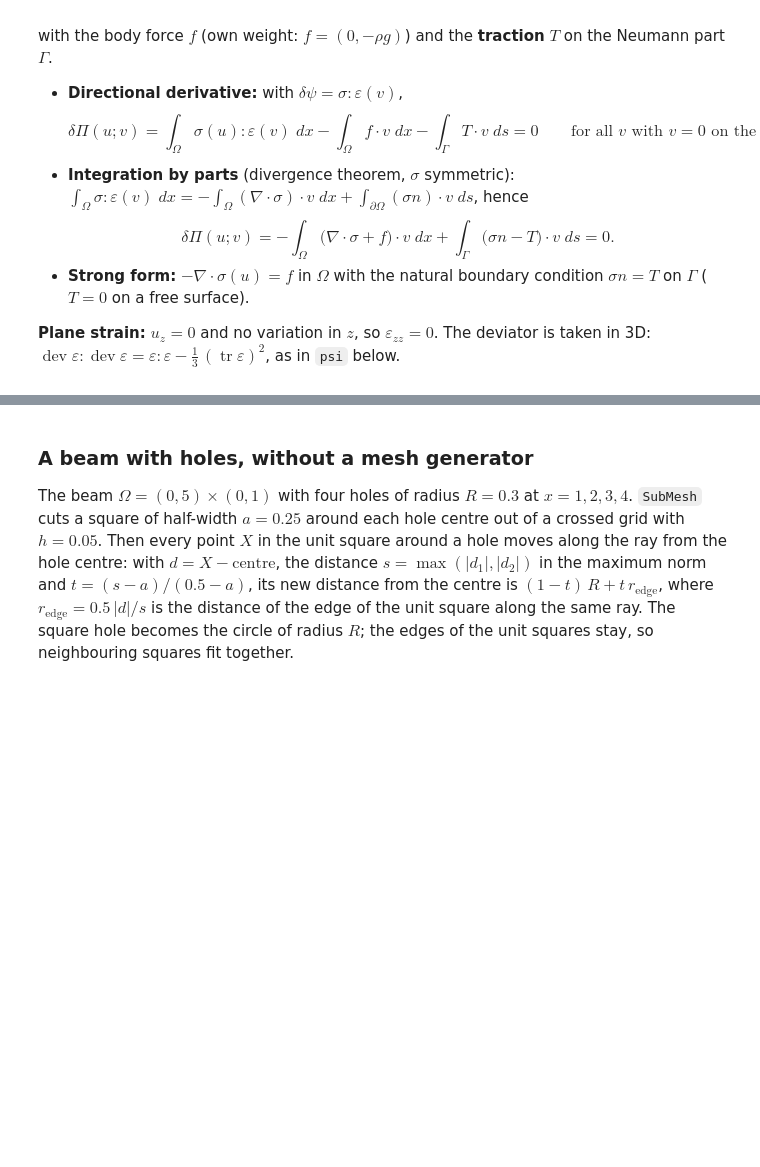
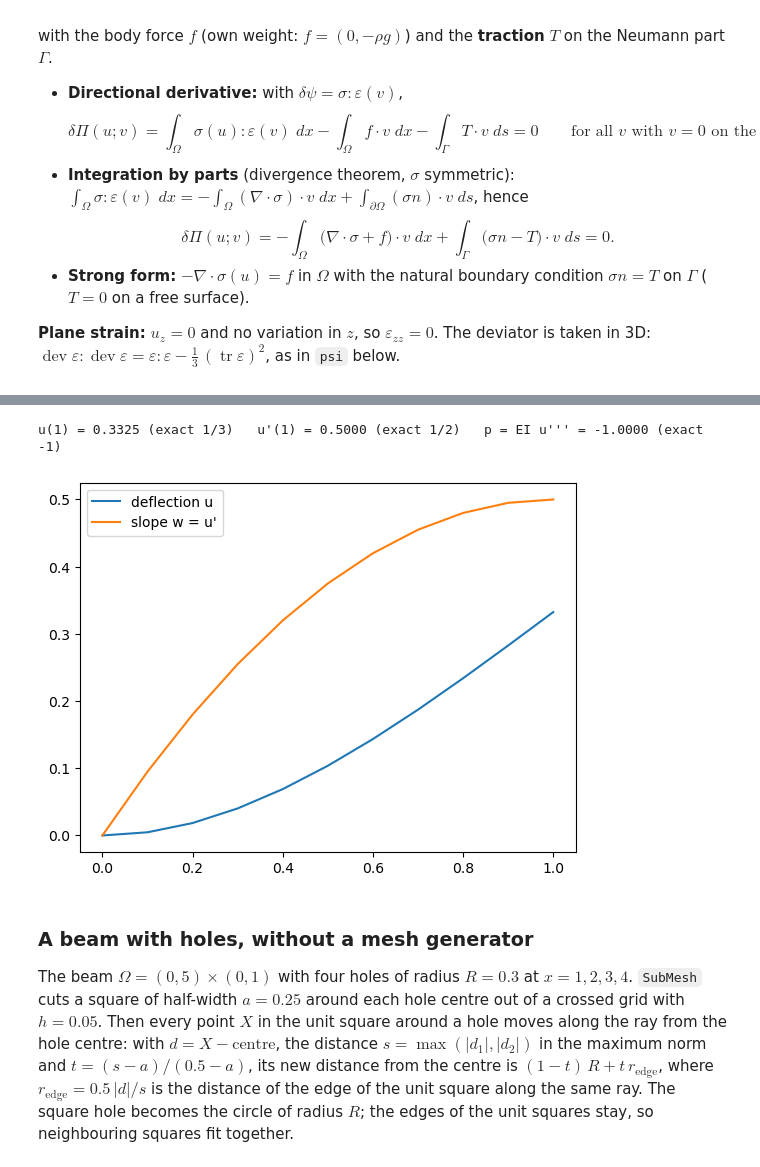
Before and after one commit to wolfgang-alpha/applied-math-notes, a Jupyter notebook: lecture03.ipynb, the cells around one changed output, grey strips where cells are left out. Drawn from its saved outputs; the diff is of its cells as text; code cells hidden in the pictures; blank space fills up the shorter version.

```diff
--- a/lecture03.ipynb
+++ b/lecture03.ipynb
@@ -155,0 +168,27 @@ set_log_level(LogLevel.WARNING)   # silence the solver messages
+# %%
+tol = 1e-3
+
+def left(x, on_boundary):
+    return on_boundary and near(x[0], 0.0, tol)
+
+def beam_setup(length, nr_elements):
+    # mixed space (u, w, p): deflection and slope piecewise linear, multiplier piecewise constant
+    mesh = IntervalMesh(nr_elements, 0.0, length)
+    P1   = FiniteElement('Lagrange', mesh.ufl_cell(), 1)
+    P0   = FiniteElement('DG', mesh.ufl_cell(), 0)
+    V    = FunctionSpace(mesh, MixedElement(P1, P1, P0))
+    # mark the right end with 1, so that ds(1) evaluates at x = length only
+    boundaries = MeshFunction('size_t', mesh, mesh.topology().dim() - 1, 0)
+    AutoSubDomain(lambda x, on_boundary: on_boundary and near(x[0], length, tol)).mark(boundaries, 1)
+    ds = Measure('ds', domain=mesh, subdomain_data=boundaries)
+    return V, ds
+
+def solve_beam(V, ds, EI, q, P, M, bcs):
+    # stationary point of the Lagrangian L(u, w, p)
+    uwp = Function(V)
+    v   = TestFunction(V)
+    (u, w, p) = split(uwp)
+    Lag  = ( 0.5*EI*w.dx(0)**2 - q*u + (w - u.dx(0))*p )*dx - P*u*ds(1) - M*w*ds(1)
+    dLag = derivative(Lag, uwp, v)
+    solve(dLag == 0, uwp, bcs)
+    return uwp.split(deepcopy=True)
@@ -156,3 +199,22 @@ set_log_level(LogLevel.WARNING)   # silence the solver messages
+# %%
+V, ds = beam_setup(1.0, 10)
+bcs = [DirichletBC(V.sub(0), Constant(0.0), left),    # u(0) = 0
+       DirichletBC(V.sub(1), Constant(0.0), left)]    # u'(0) = w(0) = 0
+
+u, w, p = solve_beam(V, ds, EI=1.0, q=Constant(0.0), P=Constant(1.0), M=Constant(0.0), bcs=bcs)
+
+print("u(1) = %.4f (exact 1/3)   u'(1) = %.4f (exact 1/2)   p = EI u''' = %.4f (exact -1)"
+      % (u(1.0), w(1.0), p(0.5)))
+
+pyplot.figure(dpi=100)
+plot(u)
+plot(w)
+pyplot.autoscale()
+pyplot.legend(["deflection u", "slope w = u'"])
+pyplot.savefig("beam-0.png")
+# %% [output]
+u(1) = 0.3325 (exact 1/3)   u'(1) = 0.5000 (exact 1/2)   p = EI u''' = -1.0000 (exact -1)
+[figure, added]
 # %% [markdown]
 ### A beam with holes, without a mesh generator
 
```
Also changed, not shown: parts of 3 cells of this notebook.
